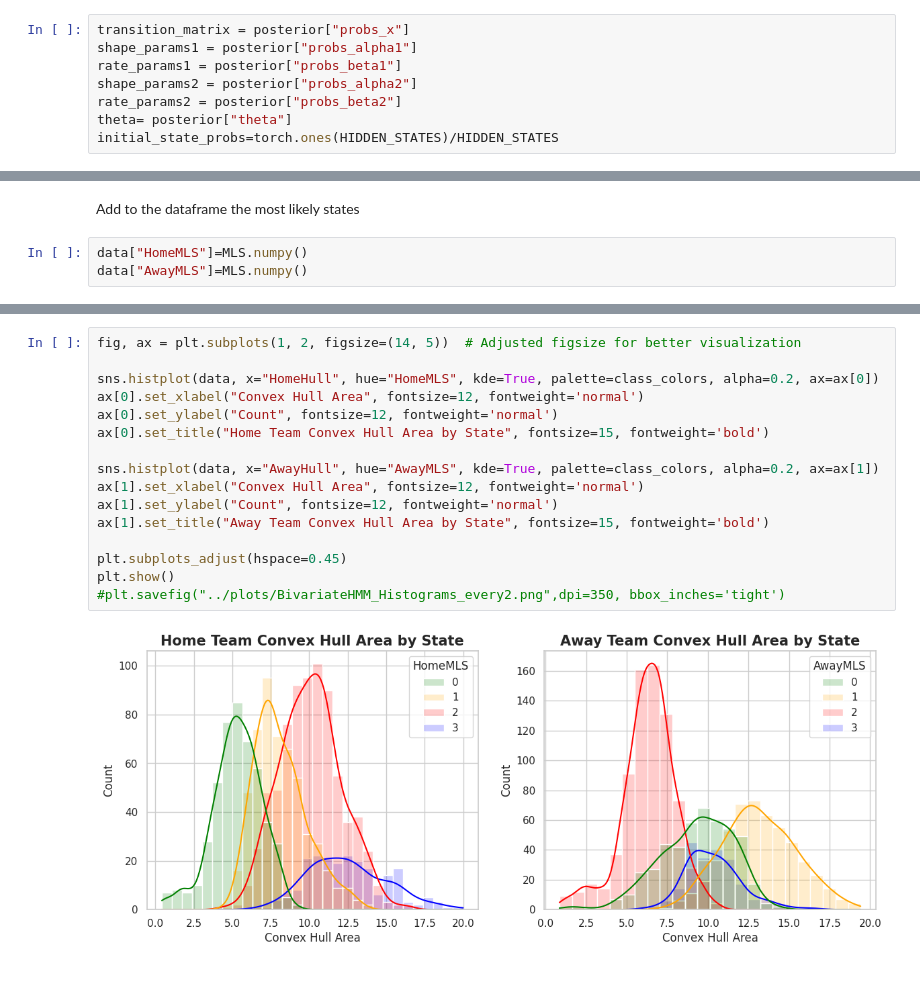
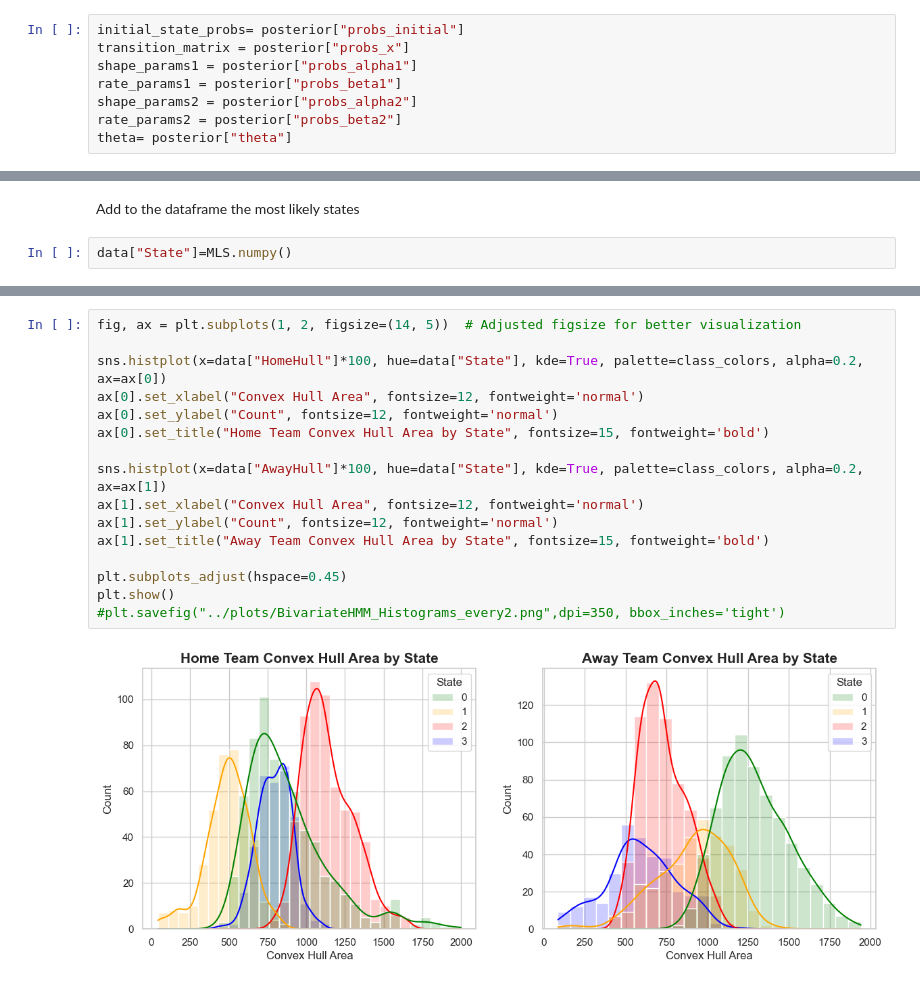
Before and after one commit to ValentinisAlessio/PML_exam, a Jupyter notebook: Viterbi.ipynb, the cells around one changed output, grey strips where cells are left out. Saved outputs shown, nothing was run; the diff lists cells and outputs as text.

```diff
--- a/Viterbi.ipynb
+++ b/Viterbi.ipynb
@@ -30,10 +30,10 @@ torch.Size([1970, 2])
 # %%
 posterior=torch.load(f"parameters/CopulaHMM_matchday2_{HIDDEN_STATES}states.pt")
 # %%
+initial_state_probs= posterior["probs_initial"]
 transition_matrix = posterior["probs_x"]
 shape_params1 = posterior["probs_alpha1"]
 rate_params1 = posterior["probs_beta1"]
 shape_params2 = posterior["probs_alpha2"]
 rate_params2 = posterior["probs_beta2"]
 theta= posterior["theta"]
-initial_state_probs=torch.ones(HIDDEN_STATES)/HIDDEN_STATES
@@ -60,8 +48,7 @@ Loglikelihood: -8902.3544921875
 # %% [markdown]
 Add to the dataframe the most likely states
 # %%
-data["HomeMLS"]=MLS.numpy()
-data["AwayMLS"]=MLS.numpy()
+data["State"]=MLS.numpy()
 # %%
 class_colors = {
     0: 'green',
@@ -123,18 +110,18 @@ Text(0.5, 1.0, 'Bivariate KDE for the Convex Hull Areas of Home and Away Teams (
 # %%
 fig, ax = plt.subplots(1, 2, figsize=(14, 5))  # Adjusted figsize for better visualization
 
-sns.histplot(data, x="HomeHull", hue="HomeMLS", kde=True, palette=class_colors, alpha=0.2, ax=ax[0])
+sns.histplot(x=data["HomeHull"]*100, hue=data["State"], kde=True, palette=class_colors, alpha=0.2, ax=ax[0])
 ax[0].set_xlabel("Convex Hull Area", fontsize=12, fontweight='normal')
 ax[0].set_ylabel("Count", fontsize=12, fontweight='normal')
 ax[0].set_title("Home Team Convex Hull Area by State", fontsize=15, fontweight='bold')
 
-sns.histplot(data, x="AwayHull", hue="AwayMLS", kde=True, palette=class_colors, alpha=0.2, ax=ax[1])
+sns.histplot(x=data["AwayHull"]*100, hue=data["State"], kde=True, palette=class_colors, alpha=0.2, ax=ax[1])
 ax[1].set_xlabel("Convex Hull Area", fontsize=12, fontweight='normal')
 ax[1].set_ylabel("Count", fontsize=12, fontweight='normal')
 ax[1].set_title("Away Team Convex Hull Area by State", fontsize=15, fontweight='bold')
 
 plt.subplots_adjust(hspace=0.45)
 plt.show()
 #plt.savefig("../plots/BivariateHMM_Histograms_every2.png",dpi=350, bbox_inches='tight')
 # %% [output]
-[figure, old version]
+[figure, new version]
```
Also changed, not shown: parts of 5 cells of this notebook, 13 other files.
